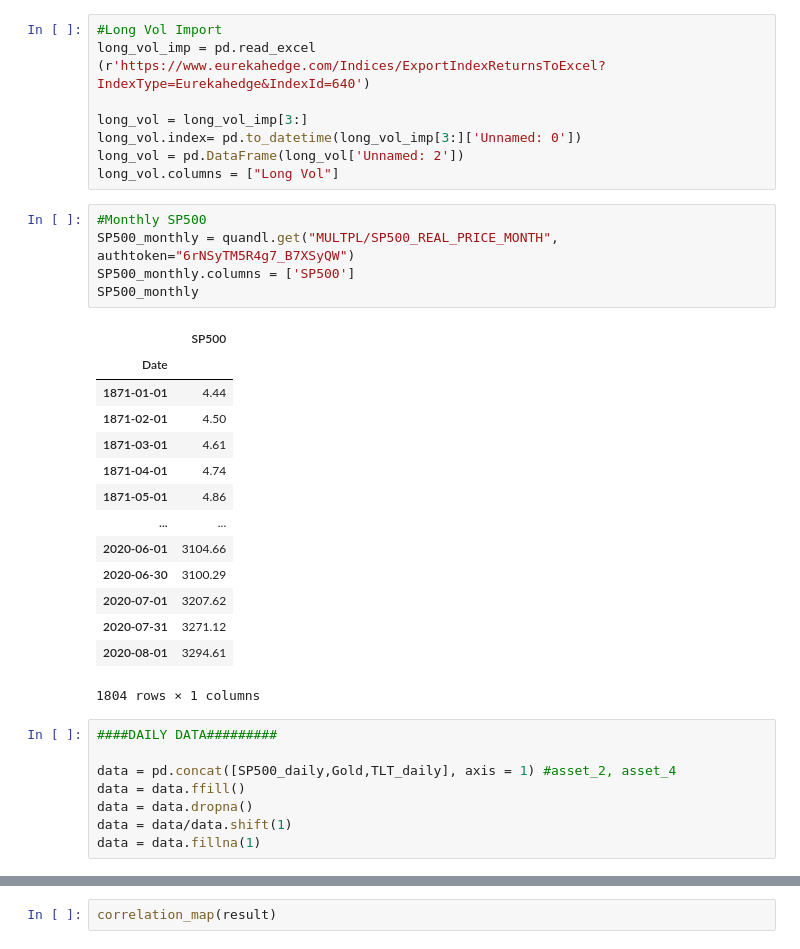
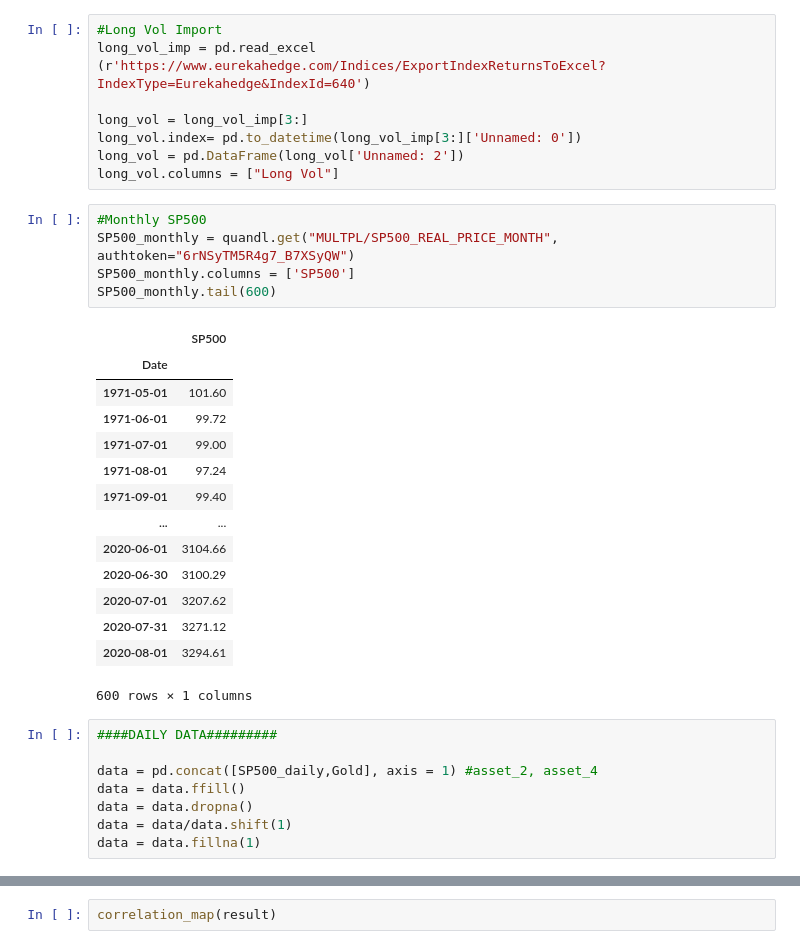
Before and after one commit to webclinic017/Portfolio_Construction, a Jupyter notebook: Portfolio_Backtest/Static_Portfolio.ipynb, the cells around one changed output, grey strips where cells are left out. Drawn from its saved outputs; the diff is of its cells as text.

```diff
--- a/Portfolio_Backtest/Static_Portfolio.ipynb
+++ b/Portfolio_Backtest/Static_Portfolio.ipynb
@@ -308,27 +308,27 @@ long_vol.columns = ["Long Vol"]
 # %%
 #Monthly SP500
 SP500_monthly = quandl.get("MULTPL/SP500_REAL_PRICE_MONTH", authtoken="6rNSyTM5R4g7_B7XSyQW")
 SP500_monthly.columns = ['SP500']
-SP500_monthly
+SP500_monthly.tail(600)
 # %% [output]
 |  | SP500 |
 | Date |  |
-| 1871-01-01 | 4.44 |
-| 1871-02-01 | 4.50 |
-| 1871-03-01 | 4.61 |
-| 1871-04-01 | 4.74 |
-| 1871-05-01 | 4.86 |
+| 1971-05-01 | 101.60 |
+| 1971-06-01 | 99.72 |
+| 1971-07-01 | 99.00 |
+| 1971-08-01 | 97.24 |
+| 1971-09-01 | 99.40 |
 | ... | ... |
 | 2020-06-01 | 3104.66 |
 | 2020-06-30 | 3100.29 |
 | 2020-07-01 | 3207.62 |
 | 2020-07-31 | 3271.12 |
 | 2020-08-01 | 3294.61 |
-1804 rows × 1 columns
+600 rows × 1 columns
 # %%
 ####DAILY DATA#########
 
-data = pd.concat([SP500_daily,Gold,TLT_daily], axis = 1) #asset_2, asset_4
+data = pd.concat([SP500_daily,Gold], axis = 1) #asset_2, asset_4
 data = data.ffill()
 data = data.dropna()
 data = data/data.shift(1)
```
Also changed, not shown: parts of 3 cells of this notebook.
